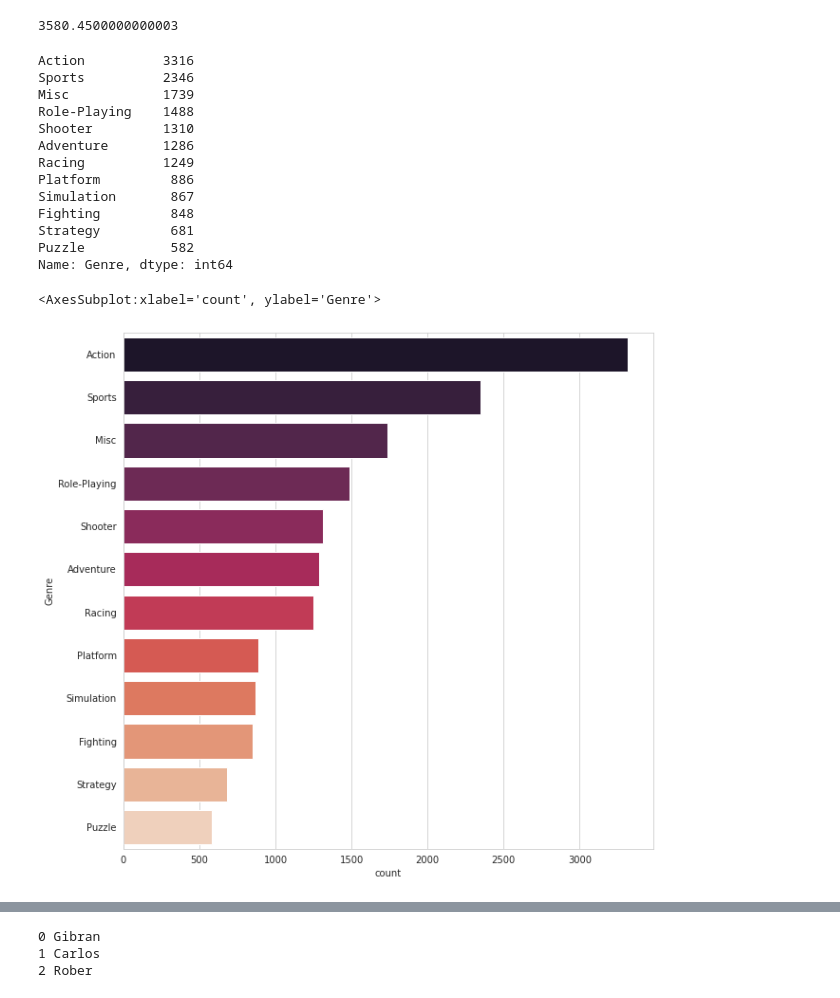
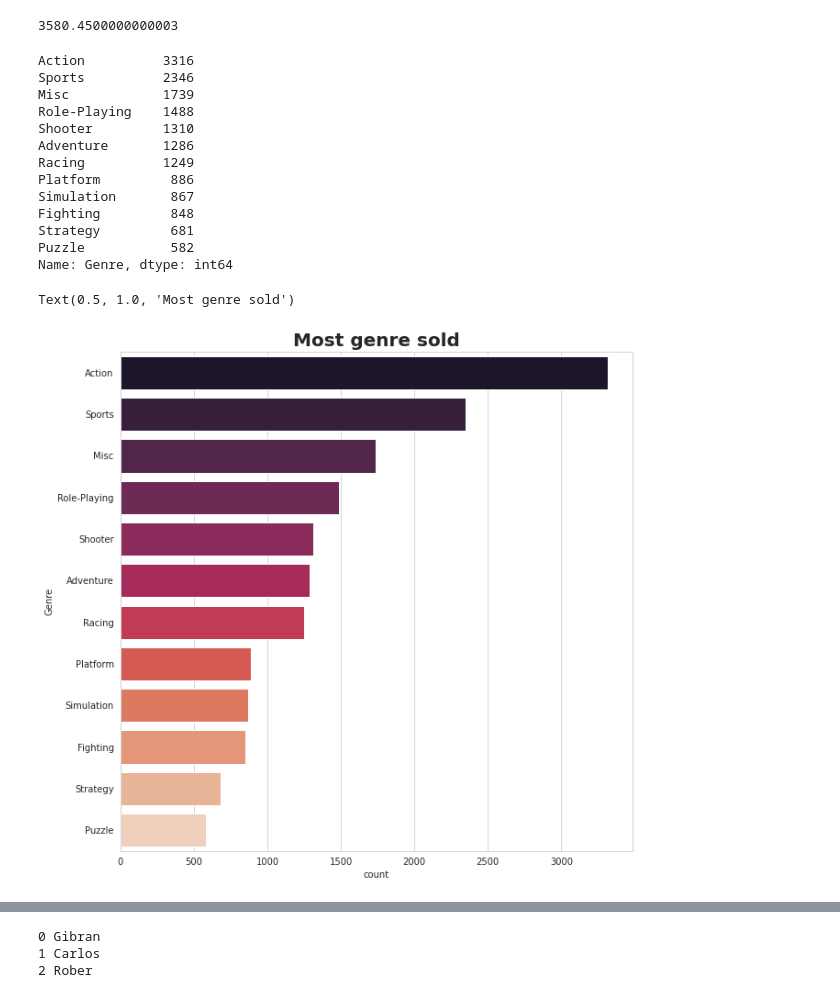
Before and after one commit to Gapcroz/Videogame-Sales-Analysis-, a Jupyter notebook: videogames_sales/vg_sales.ipynb, the cells around one changed output, grey strips where cells are left out. Cells and saved outputs as stored; diff of their text form; code cells hidden in the pictures.

```diff
--- a/videogames_sales/vg_sales.ipynb
+++ b/videogames_sales/vg_sales.ipynb
@@ -282,25 +288,26 @@ sony
 # %%
 # verify top 5 best genre sellers
 genero = vgs["Genre"].value_counts()
 print(genero)
 fig = plt.figure(figsize=(10,10))
 sns.countplot(data=vgs, y= "Genre", palette= "rocket", order= genero.index)
+plt.title("Most genre sold", weight= "black", fontsize= 20)
 # %% [output]
 Action          3316
 Sports          2346
 Misc            1739
 Role-Playing    1488
 Shooter         1310
 Adventure       1286
 Racing          1249
 Platform         886
 Simulation       867
 Fighting         848
 Strategy         681
 Puzzle           582
 Name: Genre, dtype: int64
-<AxesSubplot:xlabel='count', ylabel='Genre'>
+Text(0.5, 1.0, 'Most genre sold')
-[figure, old version]
+[figure, new version]
 # %%
 # review about the low sells of microsoft
 vgs[vgs["Company"]== "Microsoft"]
```
Also changed, not shown: parts of 11 cells of this notebook.
